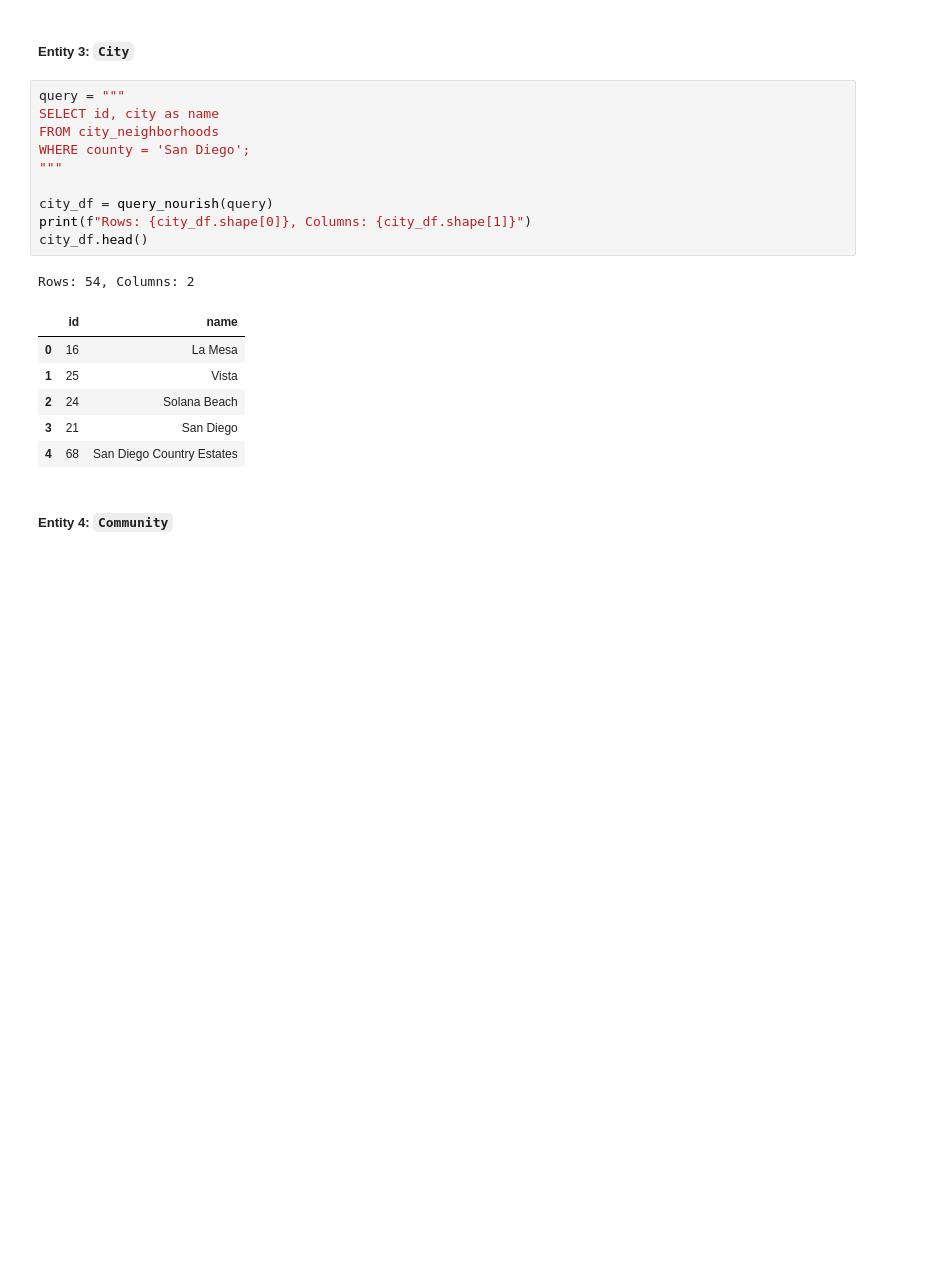
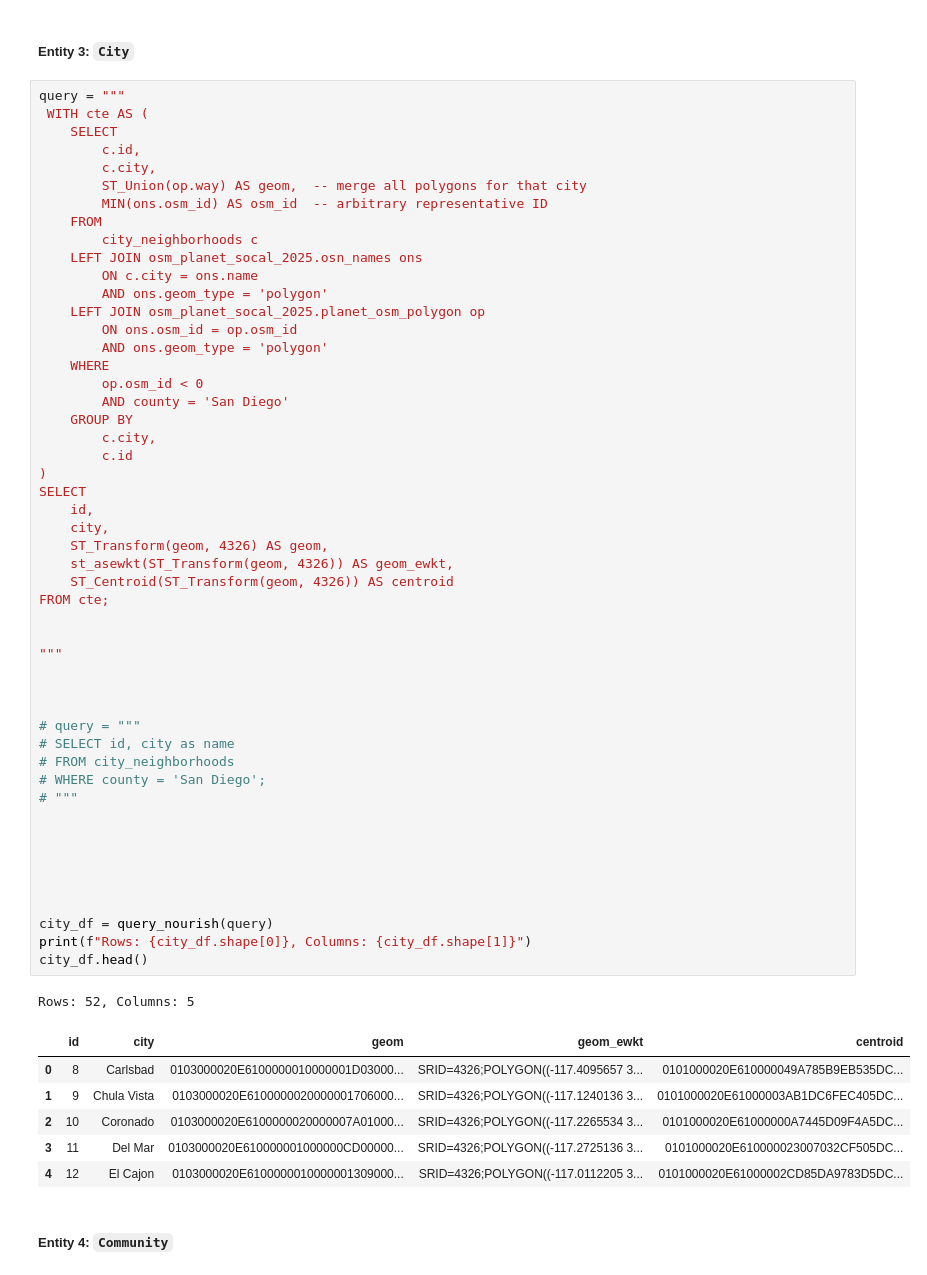
Before and after one commit to njwnkp4d8t-png/business-opportunity-graph, a Jupyter notebook: notebooks/project.ipynb, the cells around one changed output. Saved outputs shown, nothing was run; the diff lists cells and outputs as text; blank space fills up the shorter version.

Commit message:
fix geom, add local creds

```diff
--- a/notebooks/project.ipynb
+++ b/notebooks/project.ipynb
@@ -189,22 +204,62 @@ Rows: 58, Columns: 2
 ##### Entity 3: `City`
 # %%
 query = """
-SELECT id, city as name
-FROM city_neighborhoods
-WHERE county = 'San Diego';
+ WITH cte AS (
+    SELECT
+        c.id,
+        c.city,
+        ST_Union(op.way) AS geom,  -- merge all polygons for that city
+        MIN(ons.osm_id) AS osm_id  -- arbitrary representative ID
+    FROM
+        city_neighborhoods c
+    LEFT JOIN osm_planet_socal_2025.osn_names ons
+        ON c.city = ons.name
+        AND ons.geom_type = 'polygon'
+    LEFT JOIN osm_planet_socal_2025.planet_osm_polygon op
+        ON ons.osm_id = op.osm_id
+        AND ons.geom_type = 'polygon'
+    WHERE
+        op.osm_id < 0
+        AND county = 'San Diego'
+    GROUP BY
+        c.city,
+        c.id
+)
+SELECT
+    id,
+    city,
+    ST_Transform(geom, 4326) AS geom,
+    st_asewkt(ST_Transform(geom, 4326)) AS geom_ewkt,
+    ST_Centroid(ST_Transform(geom, 4326)) AS centroid
+FROM cte;
+
+
 """
+
+
+
+# query = """
+# SELECT id, city as name
+# FROM city_neighborhoods
+# WHERE county = 'San Diego';
+# """
+
+
+
+
+
 
 city_df = query_nourish(query)
 print(f"Rows: {city_df.shape[0]}, Columns: {city_df.shape[1]}")
 city_df.head()
 # %% [output]
-Rows: 54, Columns: 2
+Rows: 52, Columns: 5
-|  | id | name |
-| 0 | 16 | La Mesa |
-| 1 | 25 | Vista |
-| 2 | 24 | Solana Beach |
-| 3 | 21 | San Diego |
-| 4 | 68 | San Diego Country Estates |
+|  | id | city | geom | geom_ewkt | centroid |
+| 0 | 8 | Carlsbad | 0103000020E6100000010000001D03000... | SRID=4326;POLYGON((-117.4095657 3... | 0101000020E610000049A785B9EB535DC... |
+| 1 | 9 | Chula Vista | 0103000020E6100000020000001706000... | SRID=4326;POLYGON((-117.1240136 3... | 0101000020E61000003AB1DC6FEC405DC... |
+| 2 | 10 | Coronado | 0103000020E6100000020000007A01000... | SRID=4326;POLYGON((-117.2265534 3... | 0101000020E61000000A7445D09F4A5DC... |
+| 3 | 11 | Del Mar | 0103000020E610000001000000CD00000... | SRID=4326;POLYGON((-117.2725136 3... | 0101000020E610000023007032CF505DC... |
+| 4 | 12 | El Cajon | 0103000020E6100000010000001309000... | SRID=4326;POLYGON((-117.0112205 3... | 0101000020E61000002CD85DA9783D5DC... |
 # %% [markdown]
 ##### Entity 4: `Community`
 # %%
```
Also changed, not shown: parts of 11 cells of this notebook, 1 other file.
